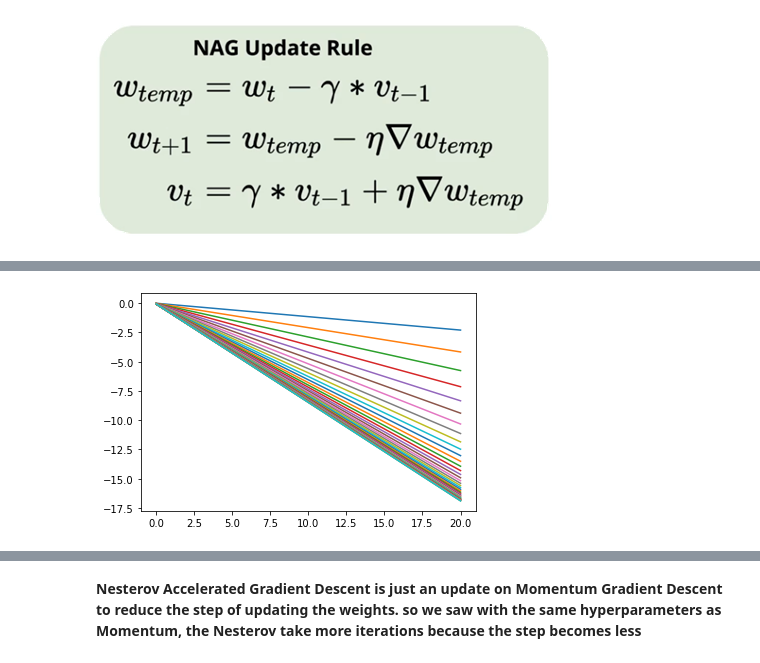
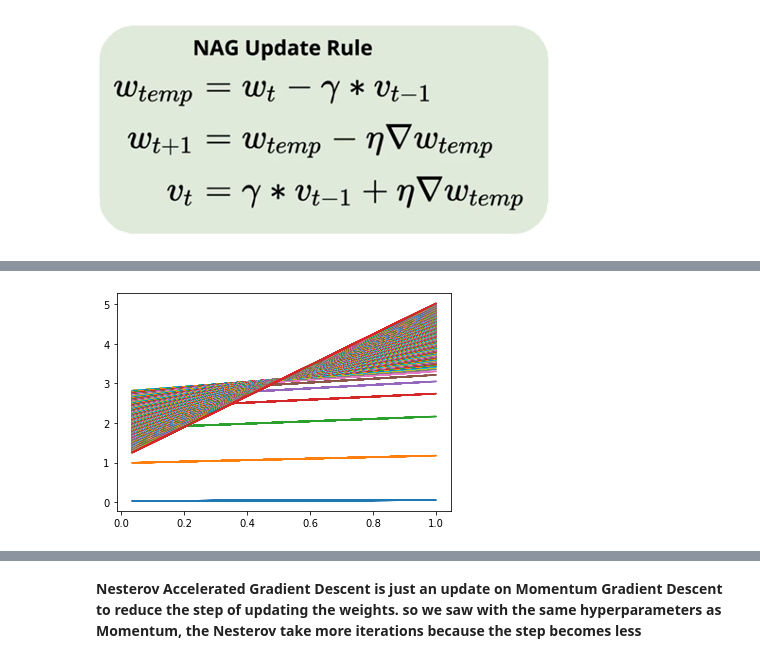
Before and after one commit to islamelsayed97/Optimization-Algorithms, a Jupyter notebook: Momentum and NAG gradient descent.ipynb, the cells around one changed output, grey strips where cells are left out. Saved outputs shown, nothing was run; the diff lists cells and outputs as text; code cells hidden in the pictures.

```diff
--- a/Momentum and NAG gradient descent.ipynb
+++ b/Momentum and NAG gradient descent.ipynb
@@ -94,7 +91,7 @@ def momentum_GD(X, y, alpha, gamma, max_iterations):
         gradient = np.linalg.norm((gradient0, gradient1), 2)
         cost_change = (all_costs[i-1] - all_costs[i])
 
-        if gradient < 0.01 or (i > 1 and cost_change < 0.001):
+        if gradient < 0.01 or (i > 1 and cost_change < 0.0001):
             print(f'it only took {i} iterations')
             break
 
@@ -201,6 +198,6 @@ Text(0.5, 1.0, 'theta 1 vs. cost')
 # %%
-alpha = 0.001
+alpha = 0.01
 gamma = 0.1
-max_iterations = 1000
+max_iterations = 10000
 all_costs, theta, all_thetas = momentum_GD(X, y, alpha, gamma, max_iterations)
 # %% [output]
@@ -286,14 +283,14 @@ def Nesterov_GD(X, y, alpha, gamma, max_iterations):
         gradient = np.linalg.norm((gradient0, gradient1), 2)
         cost_change = (all_costs[i-1] - all_costs[i])
 
-        if gradient < 0.001 or (i > 1 and abs(cost_change) < 0.001):
+        if gradient < 0.001 or (i > 1 and abs(cost_change) < 0.0001):
             print(f'it only took {i} iterations')
             break
 
     return all_costs, theta, all_thetas
 # %%
-alpha = 0.001
-gamma = 0.4
-max_iterations = 1000
+alpha = 0.01
+gamma = 0.8
+max_iterations = 10000
 all_costs, theta, all_thetas = Nesterov_GD(X, y, alpha, gamma, max_iterations)
 # %% [output]
@@ -334,10 +331,10 @@ Text(0.5, 1.0, 'theta 1 vs. cost')
 # %%
-for th in all_thetas:
-    y_pred = th[0] + th[1] * X
-    plt.plot(X, y_pred)
+for i in range(0, len(all_thetas), 10):
+    h = all_thetas[i][0] + X*all_thetas[i][1]
+    plt.plot(X, h)
 plt.show()
 # %% [output]
-[figure, old version]
+[figure, new version]
 # %%
 plt.scatter(X, y)
 plt.plot(X, y_pred, 'r')
```
Also changed, not shown: parts of 27 cells of this notebook.
